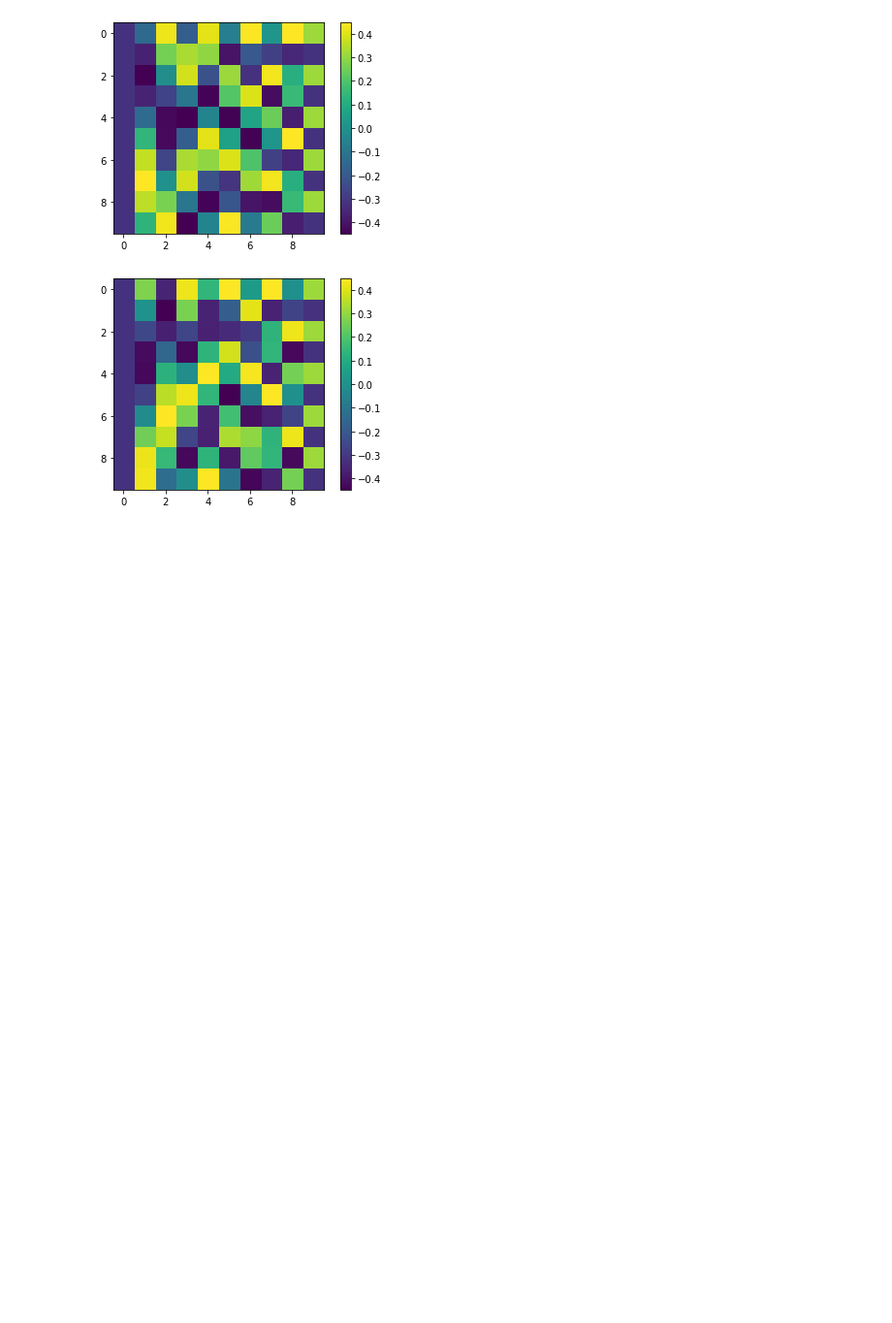
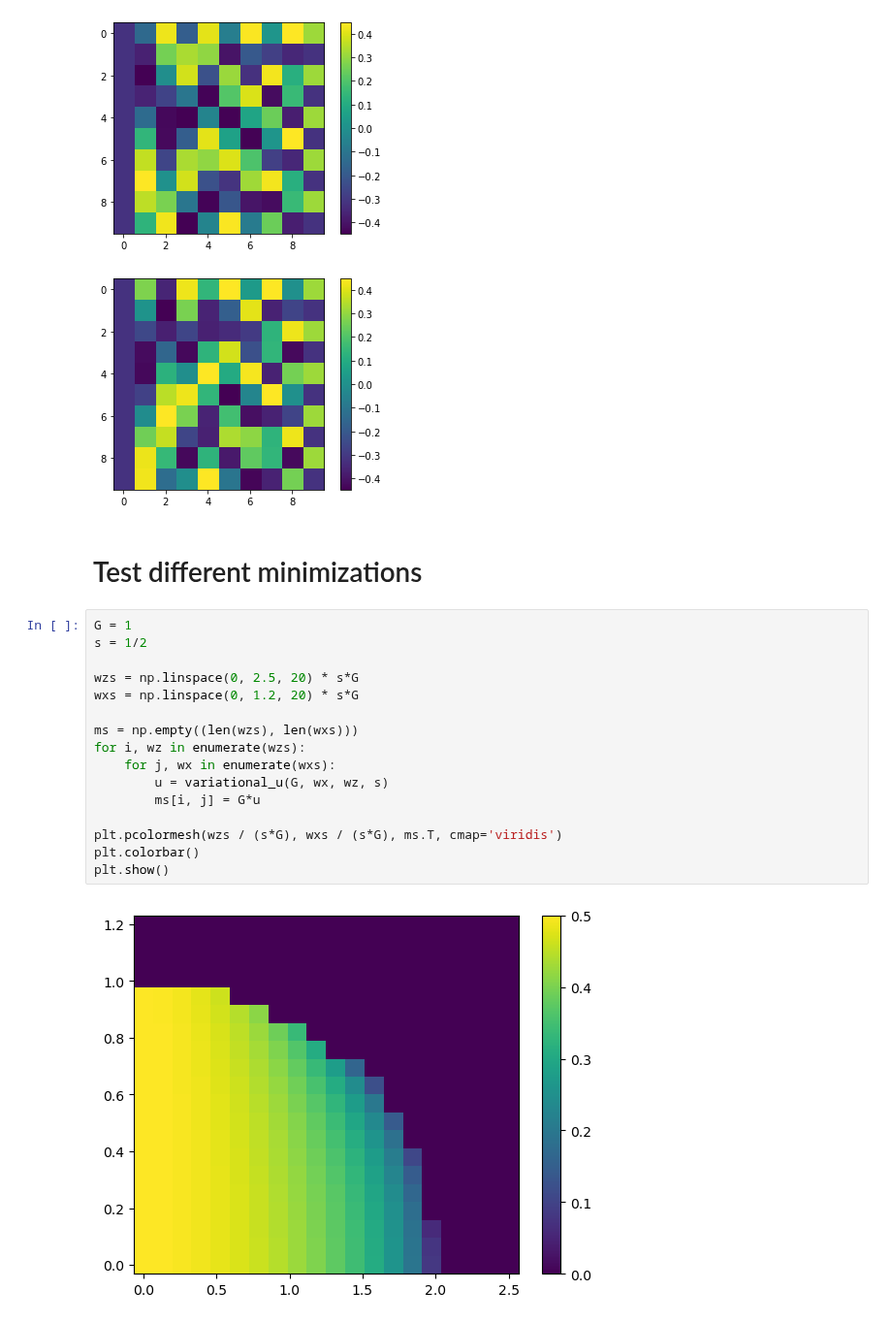
Before and after one commit to chuan97/long-range-ising, a Jupyter notebook: test_antiferro_zerotemp.ipynb, the cells around one changed output. Shown at 97% size. Saved outputs shown, nothing was run; the diff lists cells and outputs as text; blank space fills up the shorter version.

Commit message:
new plot and check of minimization

```diff
--- a/test_antiferro_zerotemp.ipynb
+++ b/test_antiferro_zerotemp.ipynb
@@ -928,3 +940,23 @@ plt.show()
 # %% [output]
 [figure]
 [figure]
+# %% [markdown]
+# Test different minimizations
+# %%
+G = 1
+s = 1/2
+
+wzs = np.linspace(0, 2.5, 20) * s*G
+wxs = np.linspace(0, 1.2, 20) * s*G
+
+ms = np.empty((len(wzs), len(wxs)))
+for i, wz in enumerate(wzs):
+    for j, wx in enumerate(wxs):
+        u = variational_u(G, wx, wz, s)
+        ms[i, j] = G*u
+
+plt.pcolormesh(wzs / (s*G), wxs / (s*G), ms.T, cmap='viridis')
+plt.colorbar()
+plt.show()
+# %% [output]
+[figure, added]
```
Also changed, not shown: parts of 3 cells of this notebook, 2 other files.
